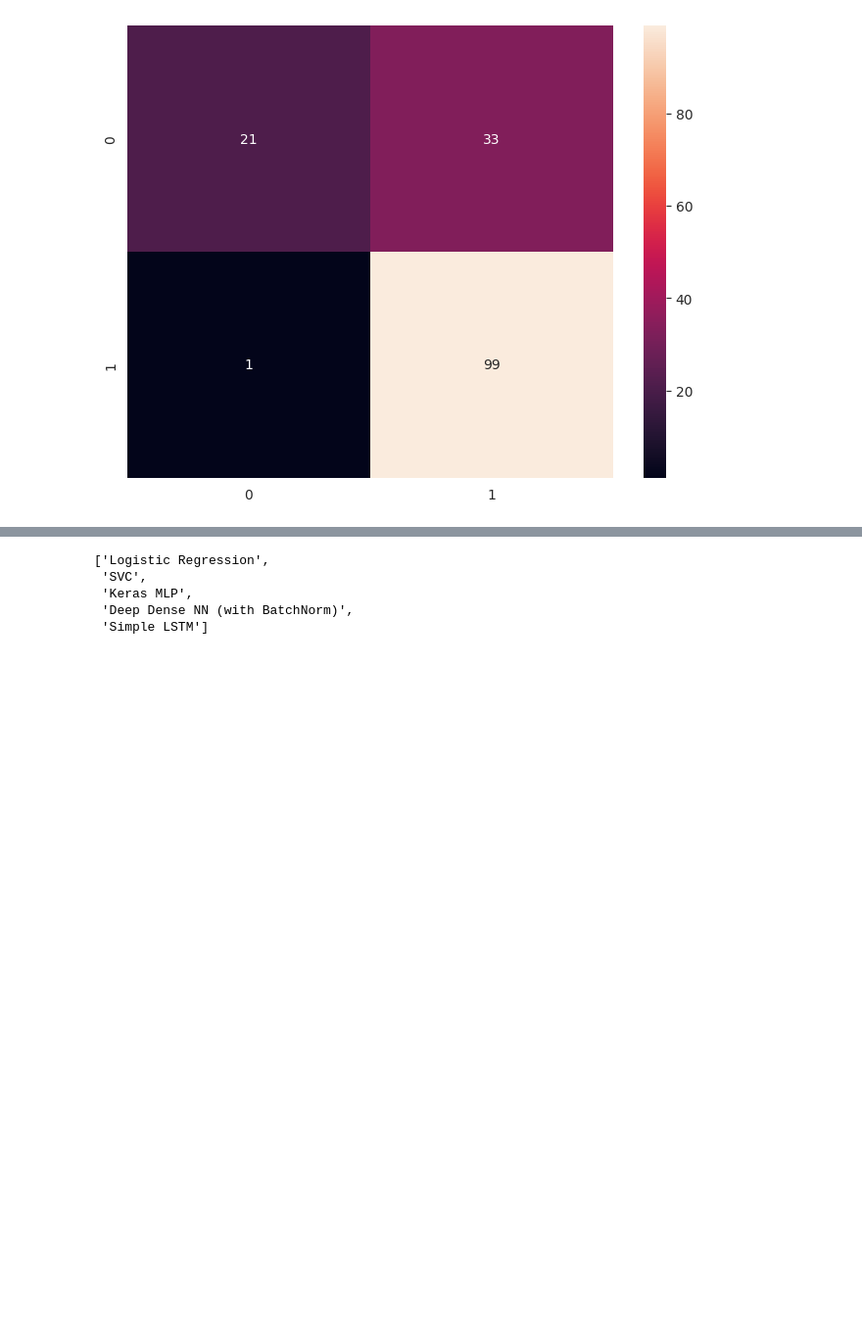
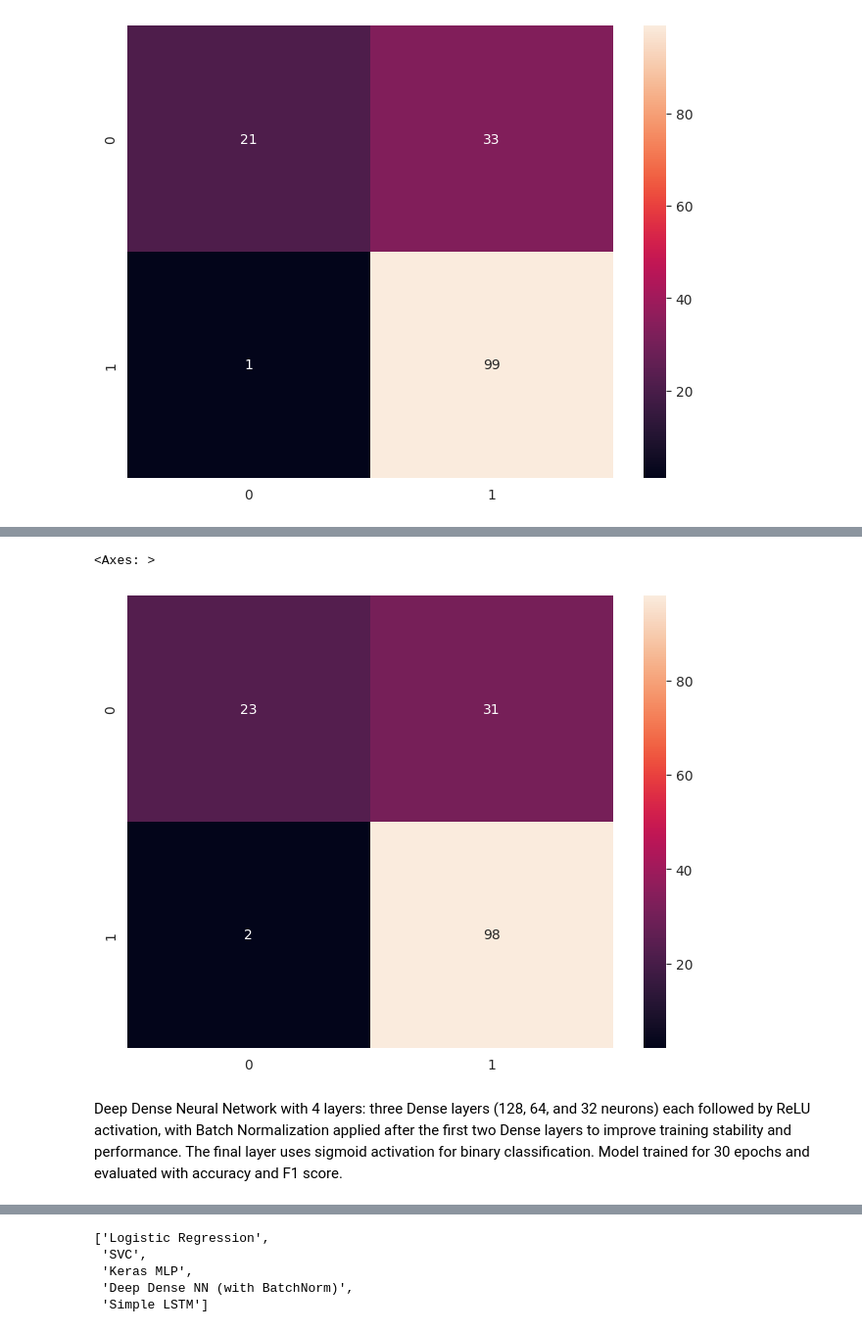
Before and after one commit to sidnair2000/loan_prediction_model, a Jupyter notebook: Main.ipynb, the cells around one changed output, grey strips where cells are left out. Shown at 98% size. Saved outputs shown, nothing was run; the diff lists cells and outputs as text; code cells hidden in the pictures; blank space fills up the shorter version.

```diff
--- a/Main.ipynb
+++ b/Main.ipynb
@@ -398 +426,8 @@ WARNING:tensorflow:5 out of the last 11 calls to <function TensorFlowTrainer.mak
+# %%
+sns.heatmap(confusion_matrix(y_val_nn, y_hat), annot=True, fmt='.0f')
+# %% [output]
+<Axes: >
+[figure, added]
+# %% [markdown]
+Deep Dense Neural Network with 4 layers: three Dense layers (128, 64, and 32 neurons) each followed by ReLU activation, with Batch Normalization applied after the first two Dense layers to improve training stability and performance. The final layer uses sigmoid activation for binary classification. Model trained for 30 epochs and evaluated with accuracy and F1 score.
 # %%
```
Also changed, not shown: parts of 39 cells of this notebook.
